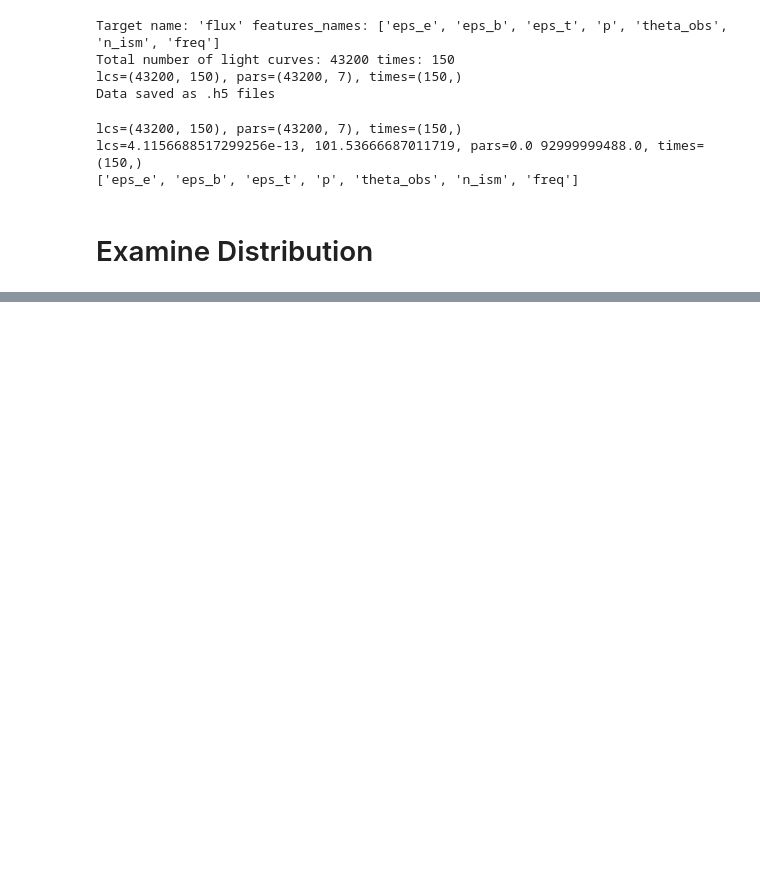
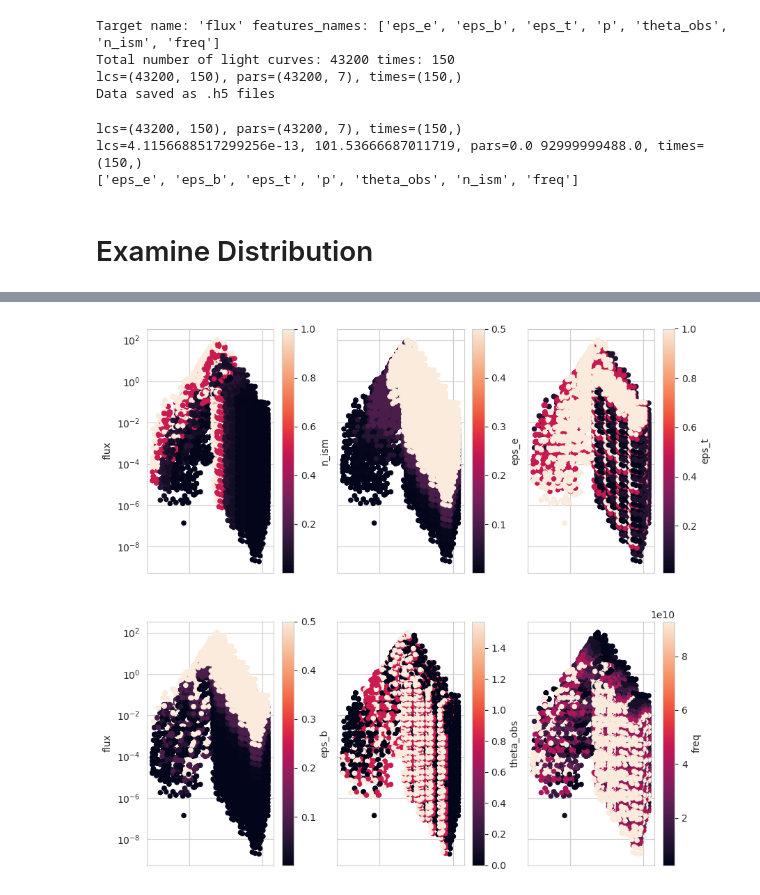
Before and after one commit to vsevolodnedora/PBA_projects, a Jupyter notebook: ml_lightcurve/datasets.ipynb, the cells around one changed output, grey strips where cells are left out. Saved outputs shown, nothing was run; the diff lists cells and outputs as text; code cells hidden in the pictures; blank space fills up the shorter version.

```diff
--- a/ml_lightcurve/datasets.ipynb
+++ b/ml_lightcurve/datasets.ipynb
@@ -1069,0 +224,11 @@ def evaluate_model(model:CVAE, dataset:LightCurveDataset, device):
+# %%
+# collect peak times and peak fluxes
+keys = list(df.keys())
+keys.remove("time")
+keys.remove("flux")
+idx = df.groupby(keys)["flux"].idxmax()
+print(idx)
+
+max_fluxes = df.loc[idx]
+print(max_fluxes.shape)
+print(max_fluxes.head())
@@ -1069,0 +253,16 @@ def evaluate_model(model:CVAE, dataset:LightCurveDataset, device):
+# %%
+# PLOT ALL light curves peak times and fluxes
+def plot_all_lcs_peaks(max_fluxes : pd.DataFrame):
+    fig,axes = plt.subplots(ncols=3,nrows=2,sharex="all",sharey="all",figsize=(10,10))
+    max_fluxes.plot.scatter(ax=axes[0][0], x="time",y="flux",c="n_ism",colorbar=True,norm=colors.Normalize())
+    max_fluxes.plot.scatter(ax=axes[0][1], x="time",y="flux",c="eps_e",colorbar=True,norm=colors.Normalize())
+    max_fluxes.plot.scatter(ax=axes[0][2], x="time",y="flux",c="eps_t",colorbar=True,norm=colors.Normalize())
+    max_fluxes.plot.scatter(ax=axes[1][0], x="time",y="flux",c="eps_b",colorbar=True,norm=colors.Normalize())
+    max_fluxes.plot.scatter(ax=axes[1][1], x="time",y="flux",c="theta_obs",colorbar=True,norm=colors.Normalize())
+    max_fluxes.plot.scatter(ax=axes[1][2], x="time",y="flux",c="freq",colorbar=True,norm=colors.Normalize())
+    plt.xscale("log")
+    plt.yscale("log")
+    plt.show()
+plot_all_lcs_peaks(max_fluxes)
+# %% [output]
+[figure, added]
```
Also changed, not shown: parts of 24 cells of this notebook, 4 other files.
